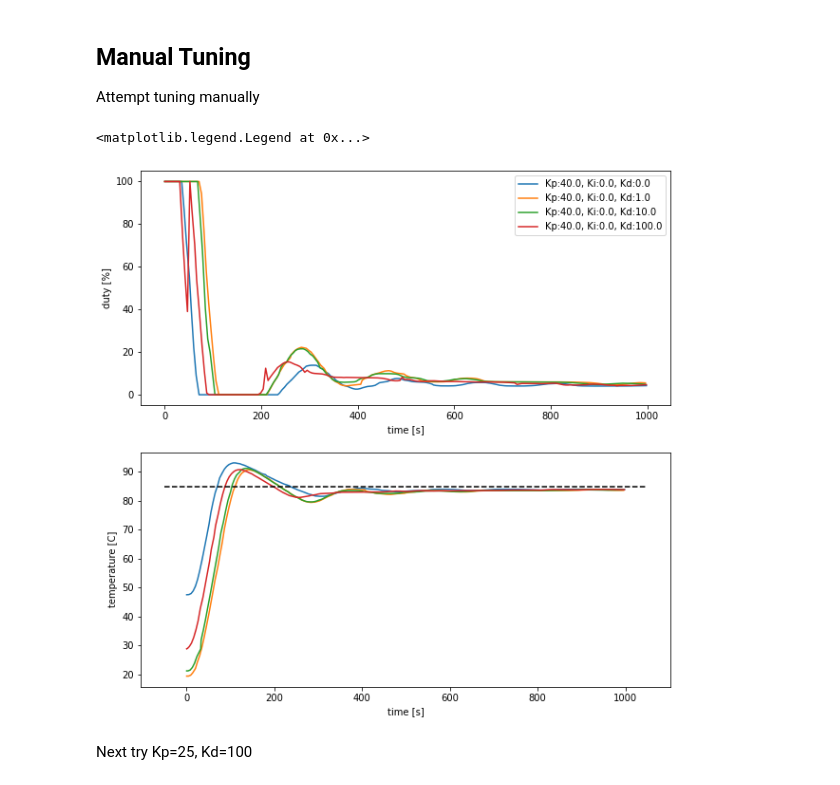
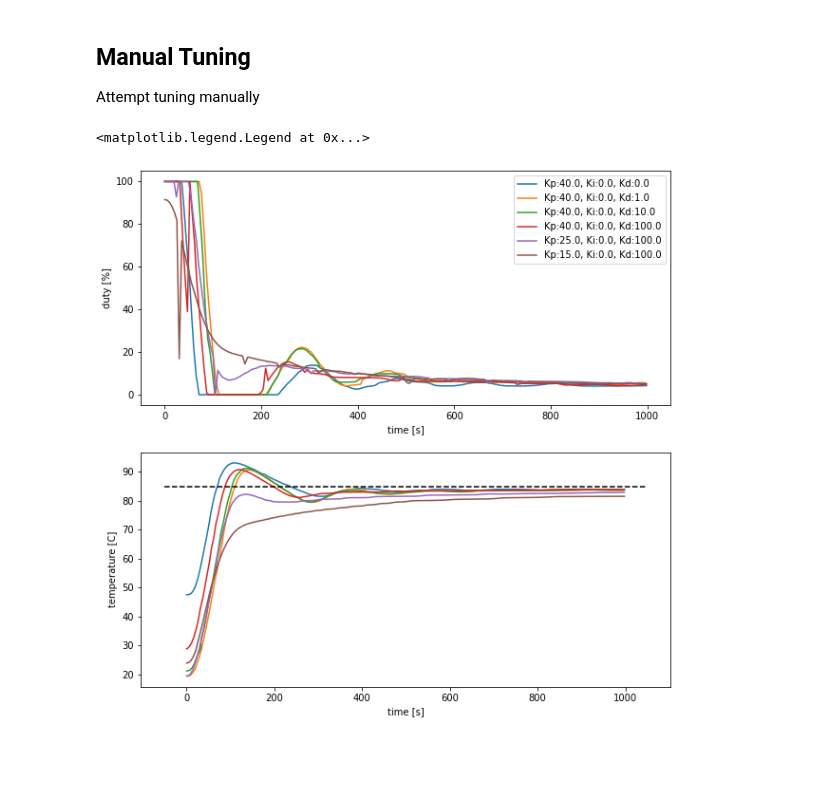
Before and after one commit to willhunt/silvia, a Jupyter notebook: docs/docs/control/assets/silvia_manual_tuning.ipynb, the cells around one changed output. Drawn from its saved outputs; the diff is of its cells as text; code cells hidden in the pictures; blank space fills up the shorter version.

```diff
--- a/docs/docs/control/assets/silvia_manual_tuning.ipynb
+++ b/docs/docs/control/assets/silvia_manual_tuning.ipynb
@@ -369,24 +369,24 @@ Attempt tuning manually
 # %%
 dataset_filenames = [
     "silvia_response_data_kp40ki0kd0_v01.json",
     "silvia_response_data_kp40ki0kd1_v01.json",
     "silvia_response_data_kp40ki0kd10_v01.json",
     "silvia_response_data_kp40ki0kd100_v01.json",
+    "silvia_response_data_kp25ki0kd100_v01.json",
+    "silvia_response_data_kp15ki0kd100_v01.json",
 ]
 datasets = load_silvia_responses(dataset_filenames, time=[0, 1000])
 fig, [ax_u, ax_T] = plt.subplots(nrows=2, ncols=1, figsize=(10, 10))
 for dataset in datasets:
     label = "Kp:{0}, Ki:{1}, Kd:{2}".format(dataset["K"][0], dataset["K"][1], dataset["K"][2])
     ax_u.plot(dataset["t"], dataset["u"], label=label)
     ax_T.plot(dataset["t"], dataset["T"], label=label)
 ax_T.plot(ax_T.get_xlim(), [setpoint, setpoint], '--', c='k')
 ax_u.set_xlabel('time [s]')
 ax_u.set_ylabel('duty [%]')
 ax_T.set_xlabel('time [s]')
 ax_T.set_ylabel('temperature [C]')
 ax_u.legend()
 # %% [output]
 <matplotlib.legend.Legend at 0x...>
-[figure, old version]
+[figure, new version]
-# %% [markdown]
-Next try Kp=25, Kd=100
```
Also changed, not shown: parts of 1 cell of this notebook, 15 other files.
